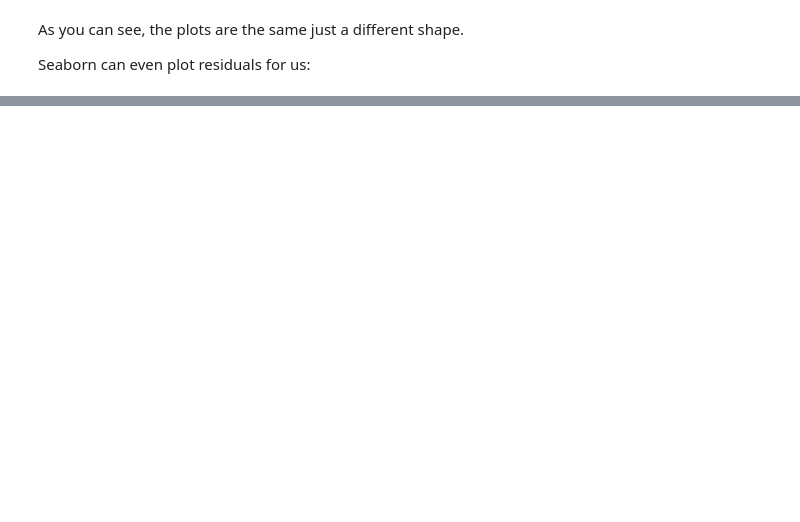
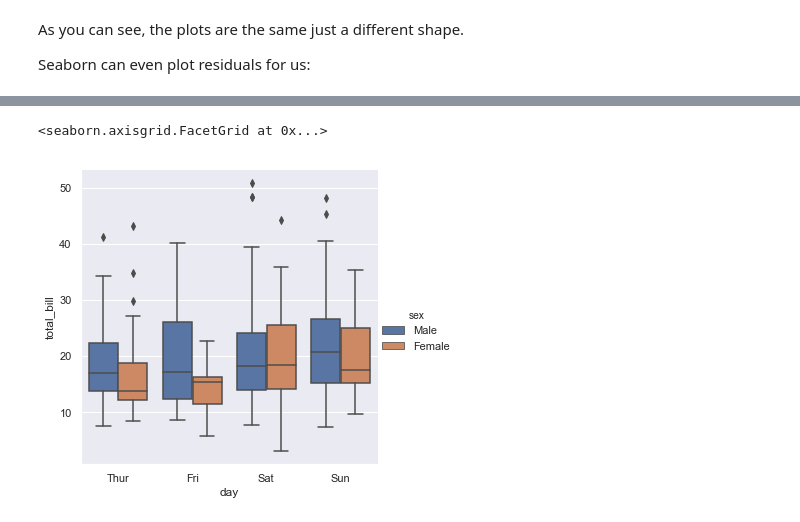
Before and after one commit to Regis-University-Data-Science/msde620_student_files, a Jupyter notebook: FTE_Week7.ipynb, the cells around one changed output, grey strips where cells are left out. Saved outputs shown, nothing was run; the diff lists cells and outputs as text; code cells hidden in the pictures; blank space fills up the shorter version.

```diff
--- a/FTE_Week7.ipynb
+++ b/FTE_Week7.ipynb
@@ -166,0 +269,5 @@ Points should be randomly distributed on the y-axis. If you see patterns then li
+# %%
+sns.factorplot('day', 'total_bill', 'sex', data=tips,kind='box')
+# %% [output]
+<seaborn.axisgrid.FacetGrid at 0x...>
+[figure, added]
```
Also changed, not shown: parts of 98 cells of this notebook.
